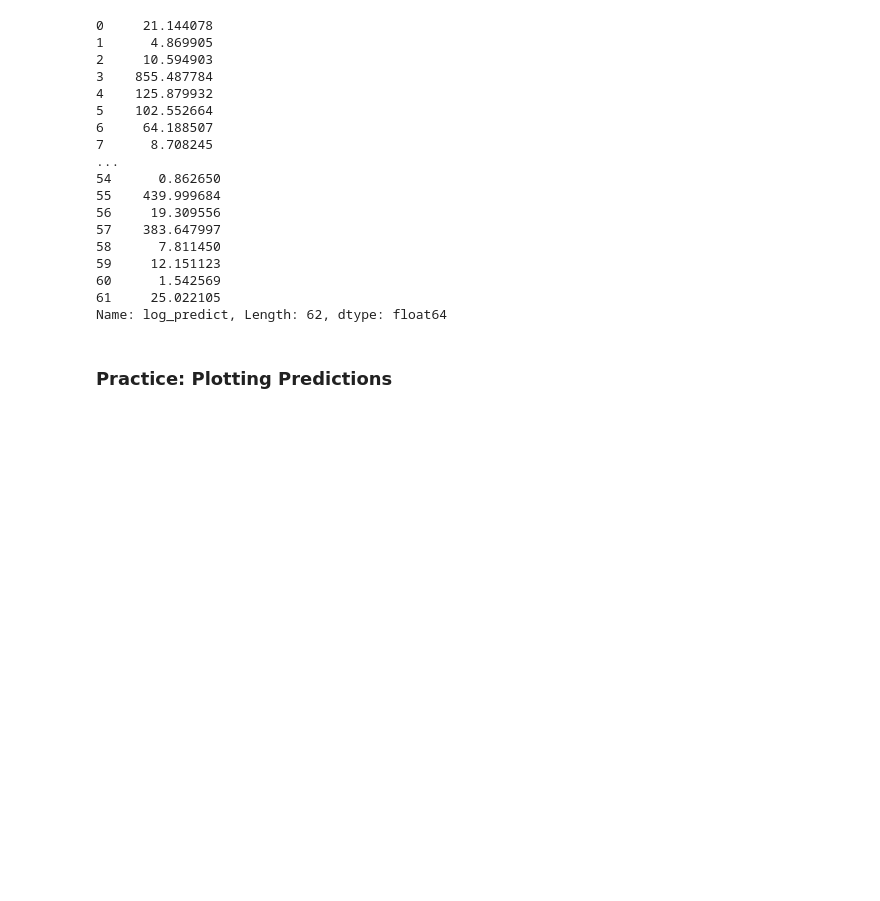
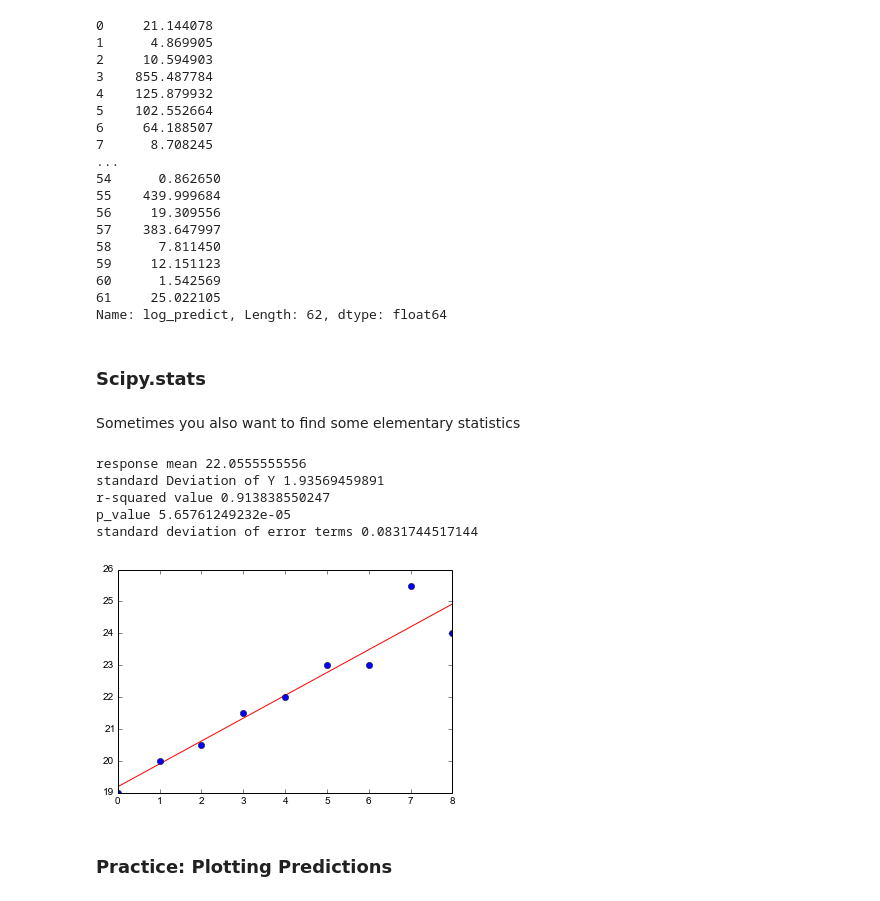
Before and after one commit to khnlimit/DS_HK_2, a Jupyter notebook: notebooks/06 - Polynomial Regression.ipynb, the cells around one changed output. Cells and saved outputs as stored; diff of their text form; code cells hidden in the pictures; blank space fills up the shorter version.

```diff
--- a/notebooks/06 - Polynomial Regression.ipynb
+++ b/notebooks/06 - Polynomial Regression.ipynb
@@ -306,6 +305,45 @@ mammals['log_predict']
 60      1.542569
 61     25.022105
 Name: log_predict, Length: 62, dtype: float64
+# %% [markdown]
+### Scipy.stats
+# %% [markdown]
+Sometimes you also want to find some elementary statistics
+# %%
+from numpy import arange,array,ones#,random,linalg
+from pylab import plot,show
+from scipy import stats
+
+xi = arange(0,9)
+A = array([ xi, ones(9)])
+# linearly generated sequence
+y = [19, 20, 20.5, 21.5, 22, 23, 23, 25.5, 24]
+slope, intercept, r_value, p_value, std_err = stats.linregress(xi,y)
+
+# H0
+print 'response mean', np.mean(y)
+
+# Standard Deviation of Y
+print 'standard Deviation of Y', np.std(y)
+
+# Coefficient of Determination
+print 'r-squared value', r_value**2
+
+# Is the statistic significant?
+print 'p_value', p_value
+
+print 'standard deviation of error terms', std_err
+
+line = slope*xi+intercept
+plot(xi,line,'r-',xi,y,'o')
+show()
+# %% [output]
+response mean 22.0555555556
+standard Deviation of Y 1.93569459891
+r-squared value 0.913838550247
+p_value 5.65761249232e-05
+standard deviation of error terms 0.0831744517144
+[figure, added]
 # %% [markdown]
 ### Practice: Plotting Predictions
 # %% [markdown]
```
Also changed, not shown: parts of 19 cells of this notebook.
